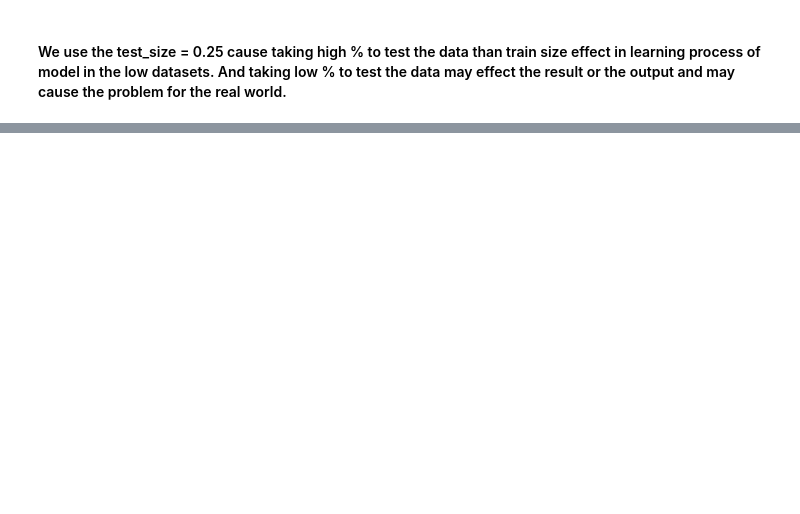
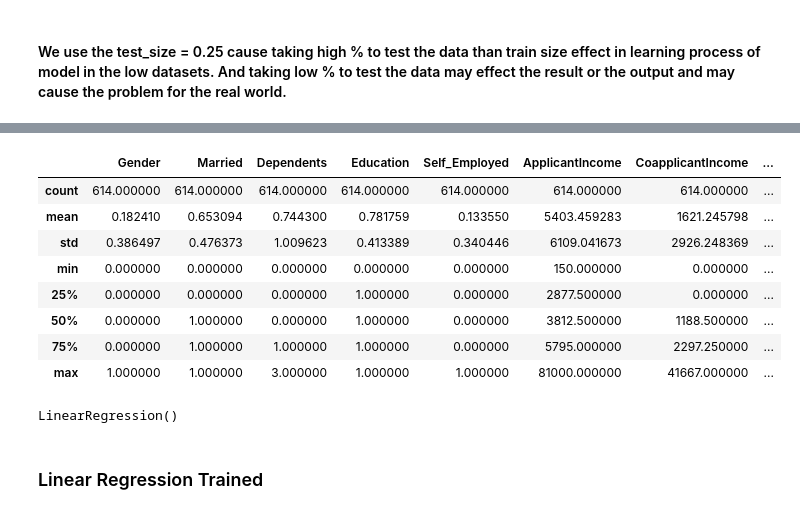
Before and after one commit to Em-Esh-Magar/Tech_Axis_Exam, a Jupyter notebook: notebook.ipynb, the cells around one changed output, grey strips where cells are left out. Drawn from its saved outputs; the diff is of its cells as text; code cells hidden in the pictures; blank space fills up the shorter version.

```diff
--- a/notebook.ipynb
+++ b/notebook.ipynb
@@ -14,6 +14,9 @@ df.head()
 | 2 | LP001005 | Male | Yes | 0 | Graduate | Yes | 3000 | 0.0 | ... |
 | 3 | LP001006 | Male | Yes | 0 | Not Graduate | No | 2583 | 2358.0 | ... |
 | 4 | LP001008 | Male | No | 0 | Graduate | No | 6000 | 0.0 | ... |
+# %%
+def Loan_Amount(x):
+    return (x['LoanAmount'] * x['Loan_Amount_Term'] * 15 )/ 100
 # %%
 df.shape
 # %% [output]
@@ -307,2 +319,5 @@ memory usage: 57.7 KB
+# %%
+# df['Total_Loan_Amount'] = df['Total_loan_amount'].apply(Loan_Amount, axis=1)
+df['Total_Loan_Amount'] = df.apply(Loan_Amount, axis=1)
 # %%
 from sklearn.model_selection import train_test_split
@@ -315,0 +391,19 @@ X_train, X_test, y_train, y_test = train_test_split(X, y, test_size=0.25, random
+# %%
+df.describe()
+# %% [output]
+|  | Gender | Married | Dependents | Education | Self_Employed | ApplicantIncome | CoapplicantIncome | ... |
+| count | 614.000000 | 614.000000 | 614.000000 | 614.000000 | 614.000000 | 614.000000 | 614.000000 | ... |
+| mean | 0.182410 | 0.653094 | 0.744300 | 0.781759 | 0.133550 | 5403.459283 | 1621.245798 | ... |
+| std | 0.386497 | 0.476373 | 1.009623 | 0.413389 | 0.340446 | 6109.041673 | 2926.248369 | ... |
+| min | 0.000000 | 0.000000 | 0.000000 | 0.000000 | 0.000000 | 150.000000 | 0.000000 | ... |
+| 25% | 0.000000 | 0.000000 | 0.000000 | 1.000000 | 0.000000 | 2877.500000 | 0.000000 | ... |
+| 50% | 0.000000 | 1.000000 | 0.000000 | 1.000000 | 0.000000 | 3812.500000 | 1188.500000 | ... |
+| 75% | 0.000000 | 1.000000 | 1.000000 | 1.000000 | 0.000000 | 5795.000000 | 2297.250000 | ... |
+| max | 1.000000 | 1.000000 | 3.000000 | 1.000000 | 1.000000 | 81000.000000 | 41667.000000 | ... |
+# %%
+Linear_model = LinearRegression()
+Linear_model.fit(X_train, y_train)
+# %% [output]
+LinearRegression()
+# %% [markdown]
+### Linear Regression Trained
```
Also changed, not shown: parts of 14 cells of this notebook.
